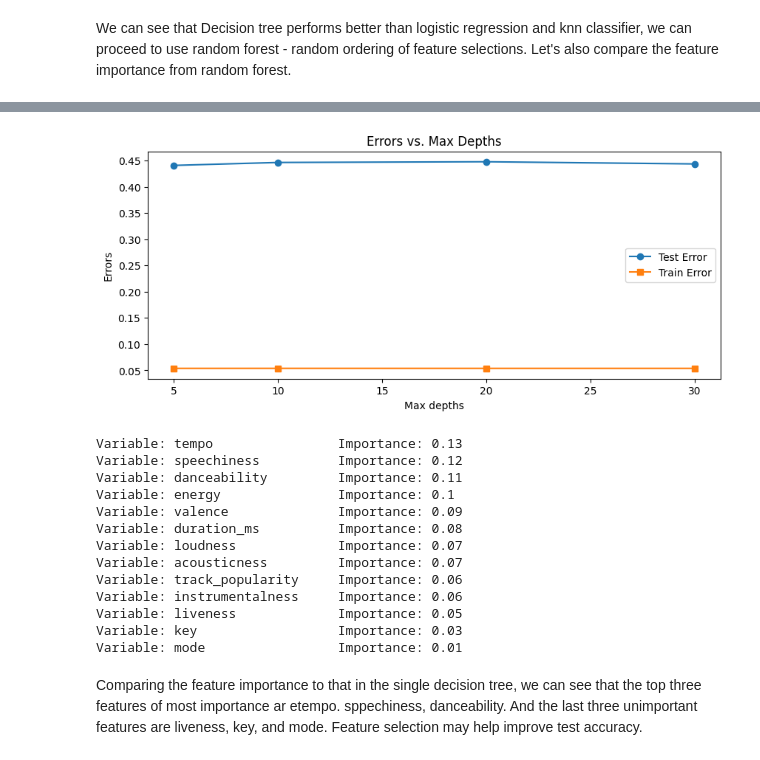
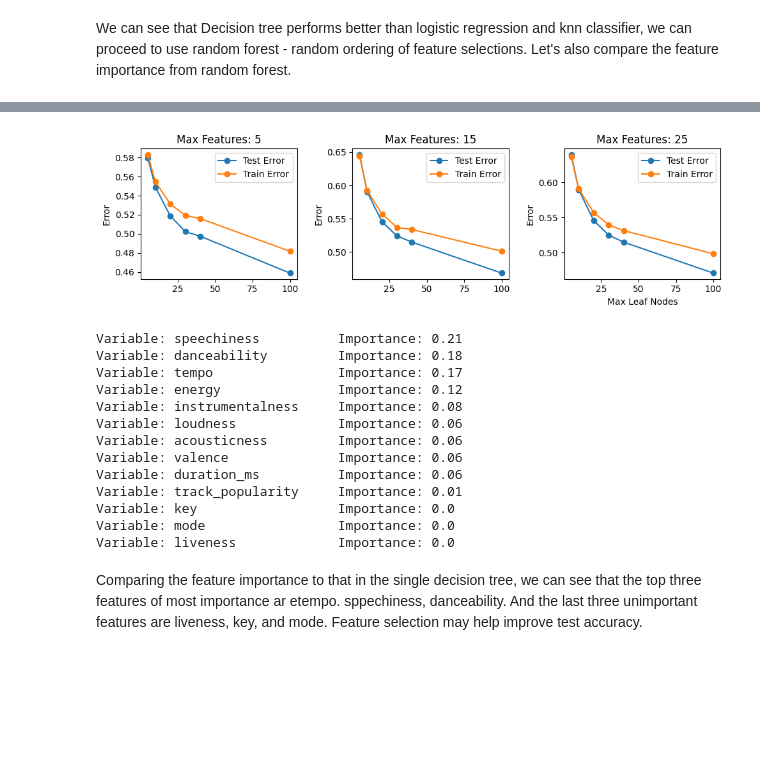
Before and after one commit to clue-deng/Classifying-Song-Genre, a Jupyter notebook: ML_final_project.ipynb, the cells around one changed output, grey strips where cells are left out. Saved outputs shown, nothing was run; the diff lists cells and outputs as text; code cells hidden in the pictures; blank space fills up the shorter version.

```diff
--- a/ML_final_project.ipynb
+++ b/ML_final_project.ipynb
@@ -403,16 +421,31 @@ max_depths=30 has test accuracy of 0.556096966744
-# %%
-plt.figure(figsize=(10, 4))
-plt.plot(depths, rfc_test_errors, label='Test Error', marker='o')
-plt.plot(depths, rfc_train_errors, label='Train Error', marker='s')
-plt.title('Errors vs. Max Depths')
-plt.xlabel('Max depths')
-plt.ylabel('Errors')
-plt.legend()
-plt.show()
-# %% [output]
-[figure, removed]
+# %%
+# plt.figure(figsize=(10, 4))
+# plt.plot(params, rfc_test_errors, label='Test Error', marker='o')
+# plt.plot(params, rfc_train_errors, label='Train Error', marker='s')
+# plt.title('Errors vs. Max Depths')
+# plt.xlabel('Number of ')
+# plt.ylabel('Errors')
+# plt.legend()
+# plt.show()
+
+fig, axes = plt.subplots(nrows=1, ncols=3, figsize=(10,3))
+for idx, f in enumerate(features):
+  test_errors = [rfc_test_errors[(f, i)] for i in leaf_nodes]
+  train_errors = [rfc_train_errors[(f, i)] for i in leaf_nodes]
+
+  axes[idx].plot(leaf_nodes, test_errors, marker='o', label='Test Error')
+  axes[idx].plot(leaf_nodes, train_errors, marker='o', label='Train Error')
+  axes[idx].set_ylabel('Error')
+  axes[idx].set_title(f'Max Features: {f}')
+  axes[idx].legend()
+  axes[-1].set_xlabel('Max Leaf Nodes')
+
+plt.tight_layout()
+plt.show()
+# %% [output]
+[figure, added]
 # %%
-rfc = RandomForestClassifier(criterion="entropy", max_depth=500, max_features=10)
+rfc = RandomForestClassifier(criterion="entropy", max_features=5, max_leaf_nodes=100)
 rfc.fit(X_train, y_train)
 # Get numerical feature importances
 importances = list(rfc.feature_importances_)
@@ -423,19 +456,19 @@ feature_importances = sorted(feature_importances, key = lambda x: x[1], reverse
 # Print out the feature and importances
 [print('Variable: {:20} Importance: {}'.format(*pair)) for pair in feature_importances];
 # %% [output]
-Variable: tempo                Importance: 0.13
-Variable: speechiness          Importance: 0.12
-Variable: danceability         Importance: 0.11
-Variable: energy               Importance: 0.1
-Variable: valence              Importance: 0.09
-Variable: duration_ms          Importance: 0.08
-Variable: loudness             Importance: 0.07
-Variable: acousticness         Importance: 0.07
-Variable: track_popularity     Importance: 0.06
-Variable: instrumentalness     Importance: 0.06
-Variable: liveness             Importance: 0.05
-Variable: key                  Importance: 0.03
-Variable: mode                 Importance: 0.01
+Variable: speechiness          Importance: 0.21
+Variable: danceability         Importance: 0.18
+Variable: tempo                Importance: 0.17
+Variable: energy               Importance: 0.12
+Variable: instrumentalness     Importance: 0.08
+Variable: loudness             Importance: 0.06
+Variable: acousticness         Importance: 0.06
+Variable: valence              Importance: 0.06
+Variable: duration_ms          Importance: 0.06
+Variable: track_popularity     Importance: 0.01
+Variable: key                  Importance: 0.0
+Variable: mode                 Importance: 0.0
+Variable: liveness             Importance: 0.0
 # %% [markdown]
 Comparing the feature importance to that in the single decision tree, we can see that the top three features of most importance ar etempo. sppechiness, danceability. And the last three unimportant features are liveness, key, and mode. Feature selection may help improve test accuracy.
 # %% [markdown]
```
Also changed, not shown: parts of 4 cells of this notebook.
